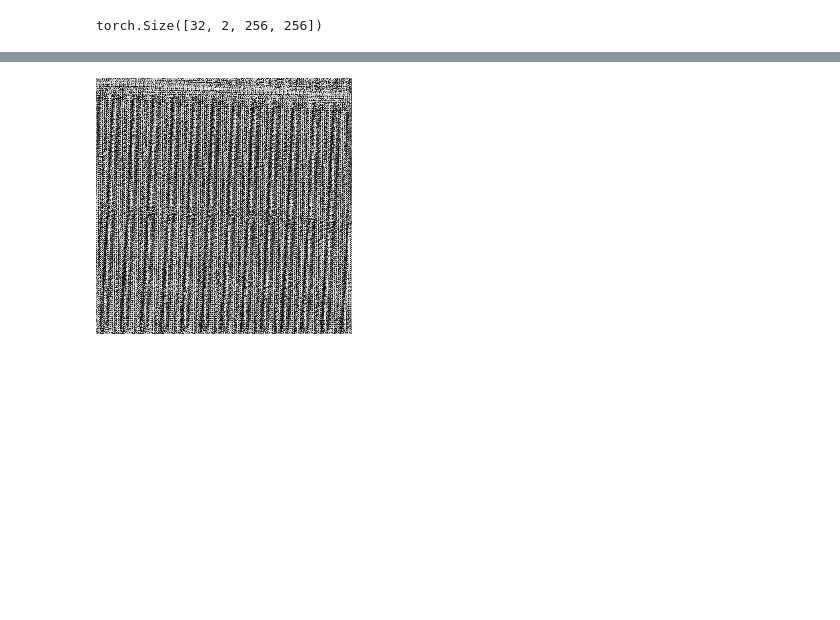
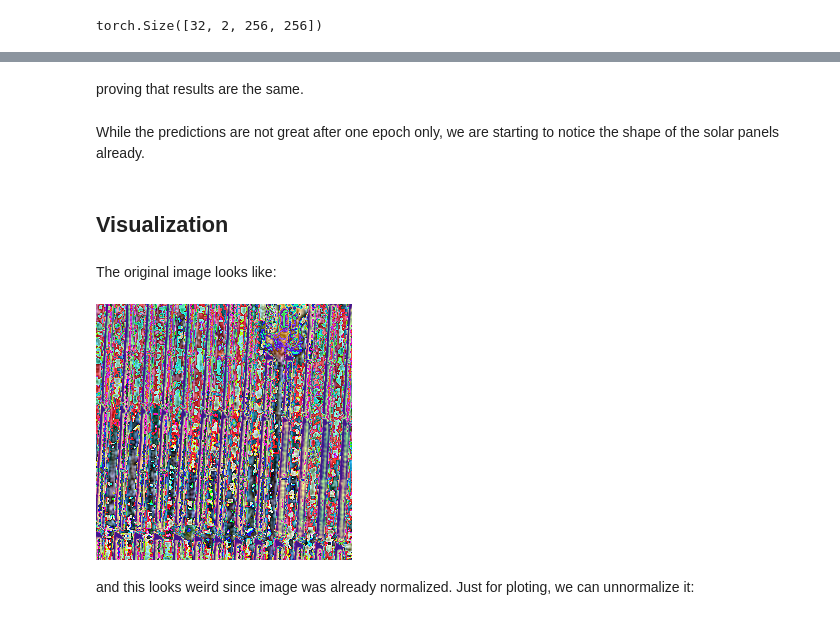
Before and after one commit to nesaboz/solar, a Jupyter notebook: pycode/main.ipynb, the cells around one changed output, grey strips where cells are left out. Cells and saved outputs as stored; diff of their text form; code cells hidden in the pictures; blank space fills up the shorter version.

```diff
--- a/pycode/main.ipynb
+++ b/pycode/main.ipynb
@@ -79,0 +69,6 @@ torch.Size([1, 256, 256])
+# %%
+mask = Image.open(mask_paths[6])
+mask_tensor = torch.squeeze(ToTensor()(mask.convert('L')))  # reduces from 'RGBA' bands to 'L' band (i.e. grayscale) and drops zero-length dimension
+# %%
+mask_tensor = (mask_tensor > 0).float()  # creates a binary mask
+mask_tensor.shape
@@ -91,8 +92,9 @@ y_tensor = []
 for image_path, mask_path in zip(image_paths, mask_paths):
     image_tensor = ToTensor()(Image.open(image_path))
 
-    mask_tensor = ToTensor()(Image.open(mask_path).convert('L'))
-    mask_tensor = mask_tensor / mask_tensor.max()
+    mask = Image.open(mask_path)
+    mask_tensor = torch.squeeze(ToTensor()(mask.convert('L')))  # reduces from 'RGBA' bands to 'L' band
+    mask_tensor = (mask_tensor > 0).long()  # creates a binary mask
 
     x_tensor.append(image_tensor)
     y_tensor.append(mask_tensor)
@@ -208,4 +255,14 @@ torch.Size([32, 2, 256, 256])
+# %% [markdown]
+proving that results are the same.
+# %% [markdown]
+While the predictions are not great after one epoch only, we are starting to notice the shape of the solar panels already.
+# %% [markdown]
+## Visualization
+# %% [markdown]
+The original image looks like:
 # %%
-ToPILImage()(predictions[0, 0, :, :])
+ToPILImage()(x[0,:,:,:])
 # %% [output]
-[figure, old version]
+[figure, new version]
+# %% [markdown]
+and this looks weird since image was already normalized. Just for ploting, we can unnormalize it:
```
Also changed, not shown: parts of 46 cells of this notebook, 2 other files.
